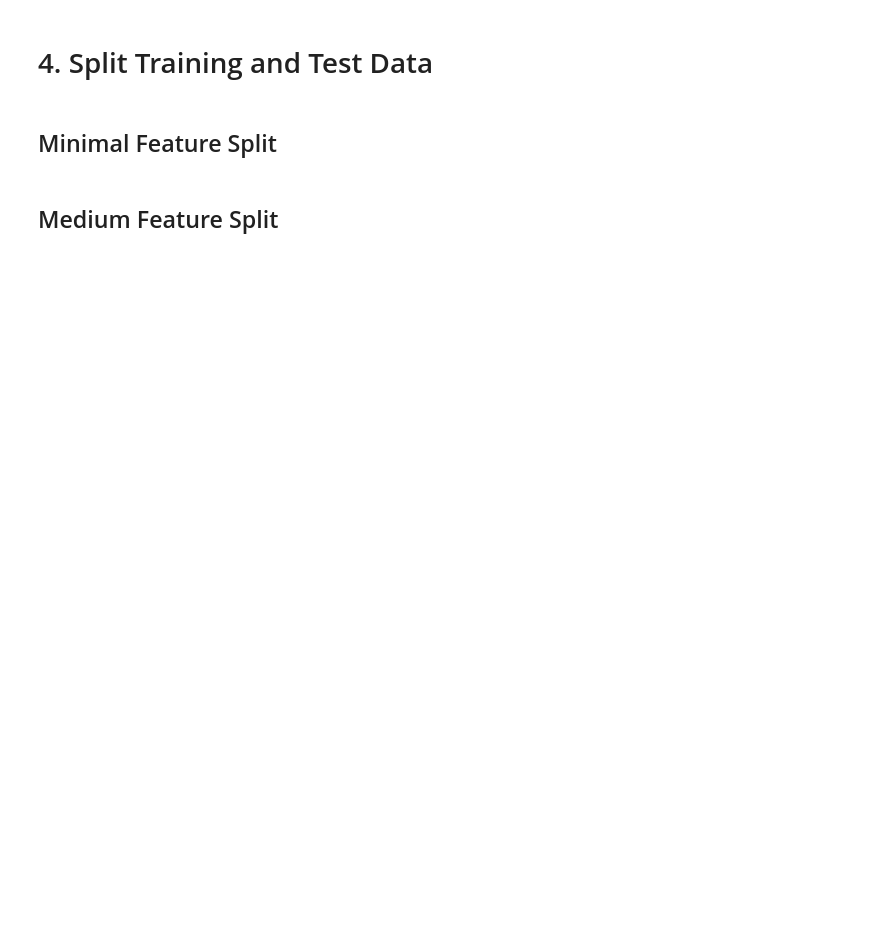
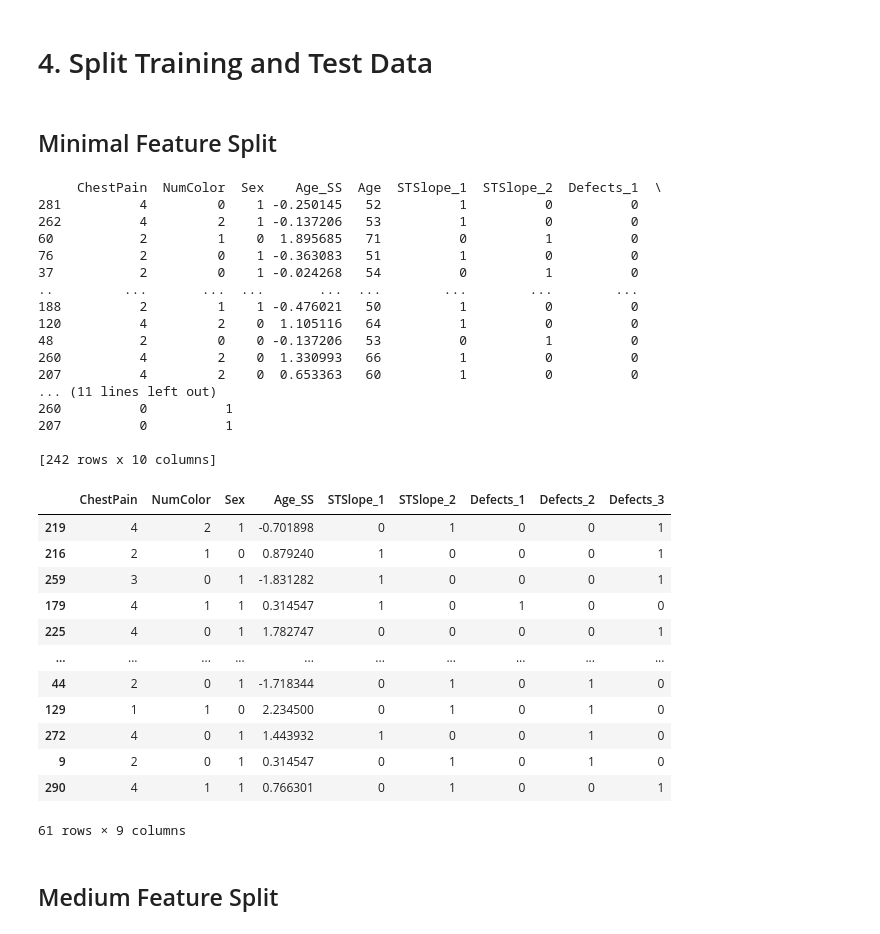
Before and after one commit to BradDoty/KaggleHeartDiseaseUCI, a Jupyter notebook: Notebooks/Capstone 2 -- Feature Engineering, Pre-processing and Training Data Development.ipynb, the cells around one changed output. Cells and saved outputs as stored; diff of their text form; code cells hidden in the pictures; blank space fills up the shorter version.

```diff
--- a/Notebooks/Capstone 2 -- Feature Engineering, Pre-processing and Training Data Development.ipynb
+++ b/Notebooks/Capstone 2 -- Feature Engineering, Pre-processing and Training Data Development.ipynb
@@ -196,9 +198,51 @@ full_feature.head()
 # %% [markdown]
 ## Minimal Feature Split
 # %%
-y = heart_data.AngioTgt
-Xmf = min_feature        ## AngioTgt was never entered into the feature dataframes
+y = heart_data.AngioTgt      ## AngioTgt was never entered into the feature dataframes
 
-Xmf_train, Xmf_test, ymf_train, ymf_test = train_test_split(Xmf, y, test_size=0.20, random_state=21)
+Xmf_train, Xmf_test, ymf_train, ymf_test = train_test_split(min_feature, y, test_size=0.20, random_state=21)
+
+## NOW standardize Age in the training set
+SS = StandardScaler()
+SS.fit(Xmf_train[['Age']])
+Xmf_train.insert(3, "Age_SS", SS.transform(Xmf_train[['Age']]))
+print(Xmf_train)
+Xmf_train = Xmf_train.drop(columns="Age")
+
+Xmf_test.insert(3, "Age_SS", SS.transform(Xmf_test[['Age']]))
+Xmf_test = Xmf_test.drop(columns="Age")
+
+Xmf_test
+# %% [output]
+     ChestPain  NumColor  Sex    Age_SS  Age  STSlope_1  STSlope_2  Defects_1  \
+281          4         0    1 -0.250145   52          1          0          0
+262          4         2    1 -0.137206   53          1          0          0
+60           2         1    0  1.895685   71          0          1          0
+76           2         0    1 -0.363083   51          1          0          0
+37           2         0    1 -0.024268   54          0          1          0
+..         ...       ...  ...       ...  ...        ...        ...        ...
+188          2         1    1 -0.476021   50          1          0          0
+120          4         2    0  1.105116   64          1          0          0
+48           2         0    0 -0.137206   53          0          1          0
+260          4         2    0  1.330993   66          1          0          0
+207          4         2    0  0.653363   60          1          0          0
+... (11 lines left out)
+260          0          1
+207          0          1
+
+[242 rows x 10 columns]
+|  | ChestPain | NumColor | Sex | Age_SS | STSlope_1 | STSlope_2 | Defects_1 | Defects_2 | Defects_3 |
+| 219 | 4 | 2 | 1 | -0.701898 | 0 | 1 | 0 | 0 | 1 |
+| 216 | 2 | 1 | 0 | 0.879240 | 1 | 0 | 0 | 0 | 1 |
+| 259 | 3 | 0 | 1 | -1.831282 | 1 | 0 | 0 | 0 | 1 |
+| 179 | 4 | 1 | 1 | 0.314547 | 1 | 0 | 1 | 0 | 0 |
+| 225 | 4 | 0 | 1 | 1.782747 | 0 | 0 | 0 | 0 | 1 |
+| ... | ... | ... | ... | ... | ... | ... | ... | ... | ... |
+| 44 | 2 | 0 | 1 | -1.718344 | 0 | 1 | 0 | 1 | 0 |
+| 129 | 1 | 1 | 0 | 2.234500 | 0 | 1 | 0 | 1 | 0 |
+| 272 | 4 | 0 | 1 | 1.443932 | 1 | 0 | 0 | 1 | 0 |
+| 9 | 2 | 0 | 1 | 0.314547 | 0 | 1 | 0 | 1 | 0 |
+| 290 | 4 | 1 | 1 | 0.766301 | 0 | 1 | 0 | 0 | 1 |
+61 rows × 9 columns
 # %% [markdown]
 ## Medium Feature Split
```
Also changed, not shown: parts of 11 cells of this notebook, 6 other files.
